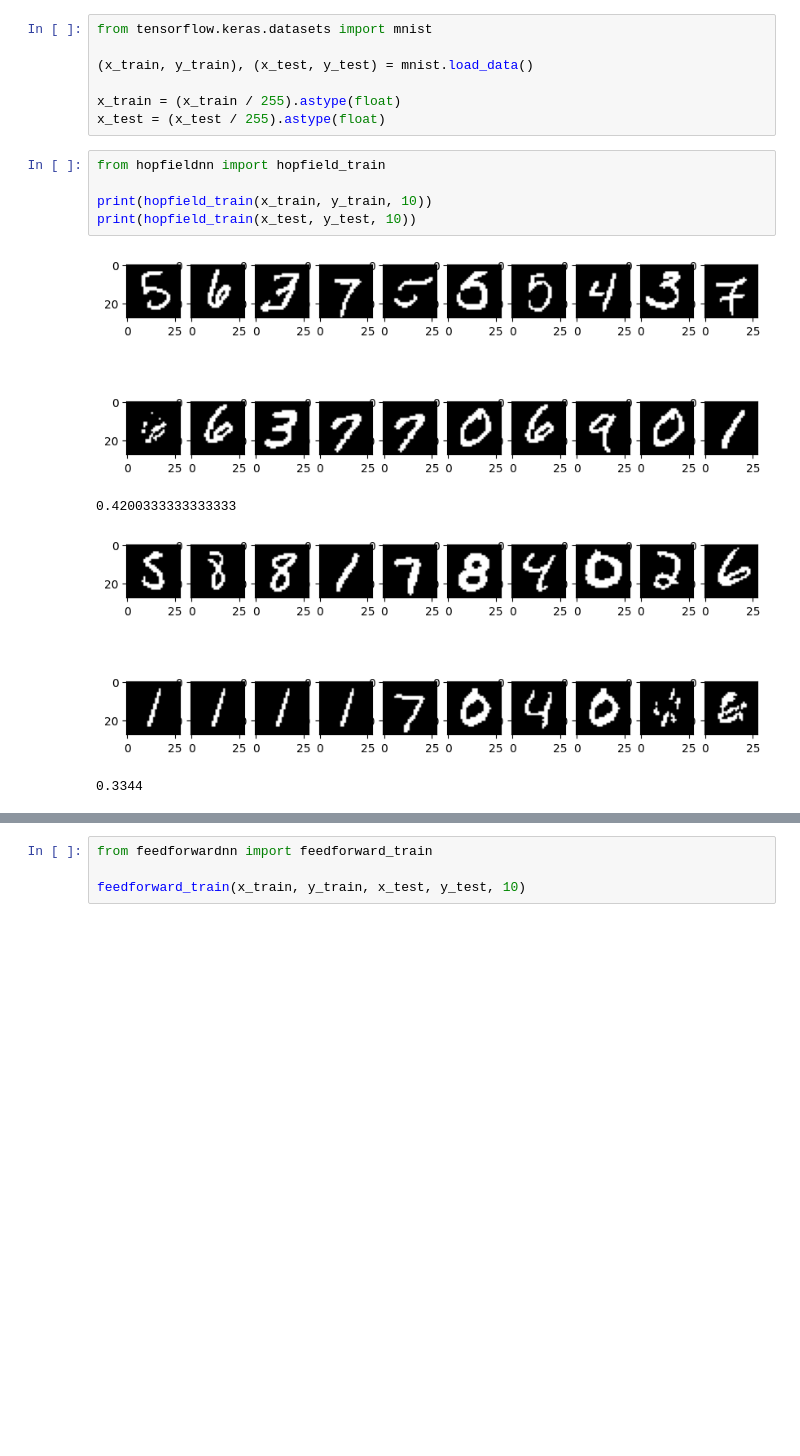
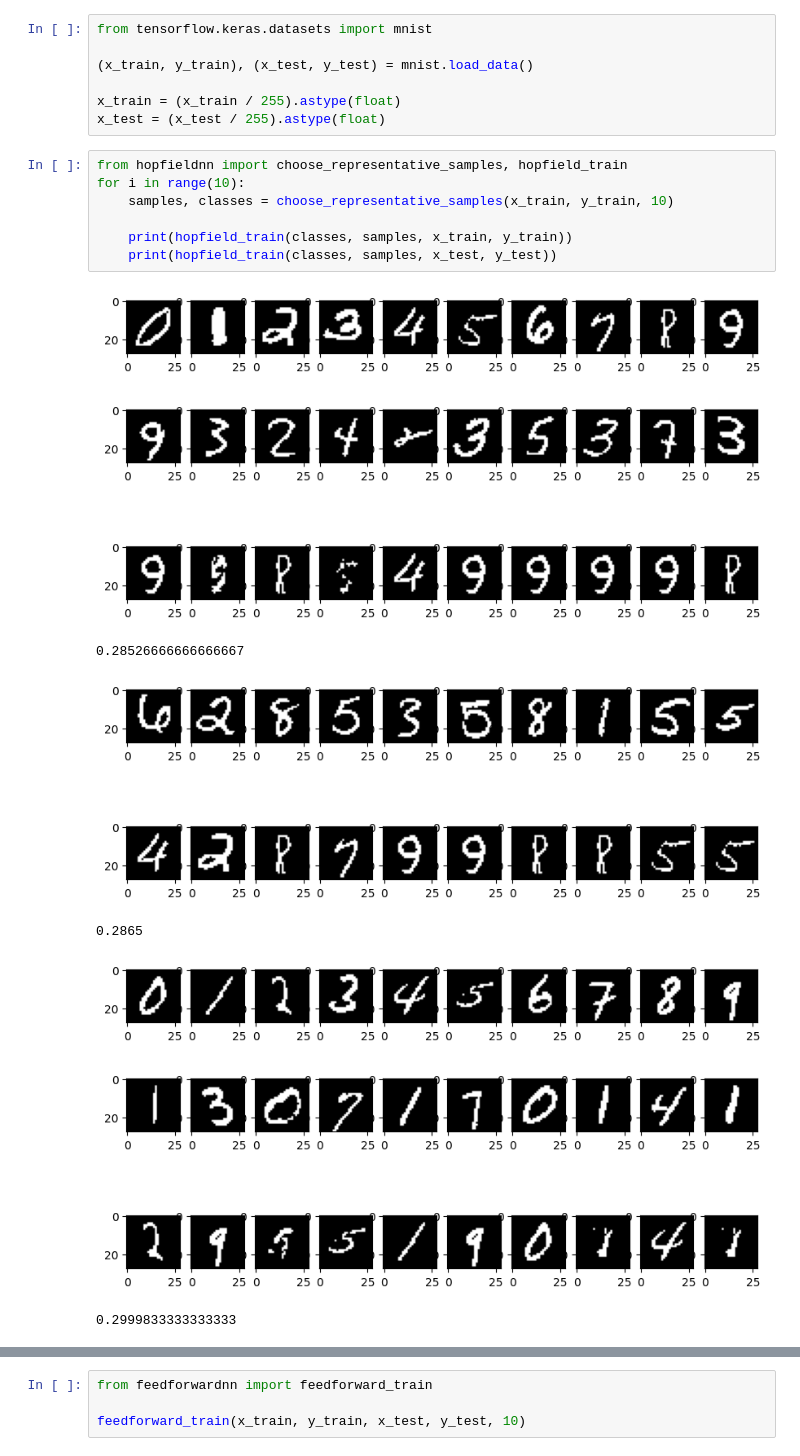
Before and after one commit to zagorskim/Hopfield-Feedforward-Neural-Networks, a Jupyter notebook: nn.ipynb, the cells around one changed output, grey strips where cells are left out. Cells and saved outputs as stored; diff of their text form; blank space fills up the shorter version.

Commit message:
Add random sampling for Hopfield NN training

```diff
--- a/nn.ipynb
+++ b/nn.ipynb
@@ -6,12 +6,18 @@ from tensorflow.keras.datasets import mnist
 x_train = (x_train / 255).astype(float)
 x_test = (x_test / 255).astype(float)
 # %%
-from hopfieldnn import hopfield_train
+from hopfieldnn import choose_representative_samples, hopfield_train
+for i in range(10):
+    samples, classes = choose_representative_samples(x_train, y_train, 10)
 
-print(hopfield_train(x_train, y_train, 10))
-print(hopfield_train(x_test, y_test, 10))
+    print(hopfield_train(classes, samples, x_train, y_train))
+    print(hopfield_train(classes, samples, x_test, y_test))
 # %% [output]
-[figure, old version]
+[figure, new version]
+[figure, new version]
-0.4200333333333333
+0.28526666666666667
-[figure, old version]
+[figure, added]
-0.3344
+0.2865
+[figure, added]
+[figure, added]
+0.2999833333333333
```
Also changed, not shown: parts of 2 cells of this notebook, 1 other file.
